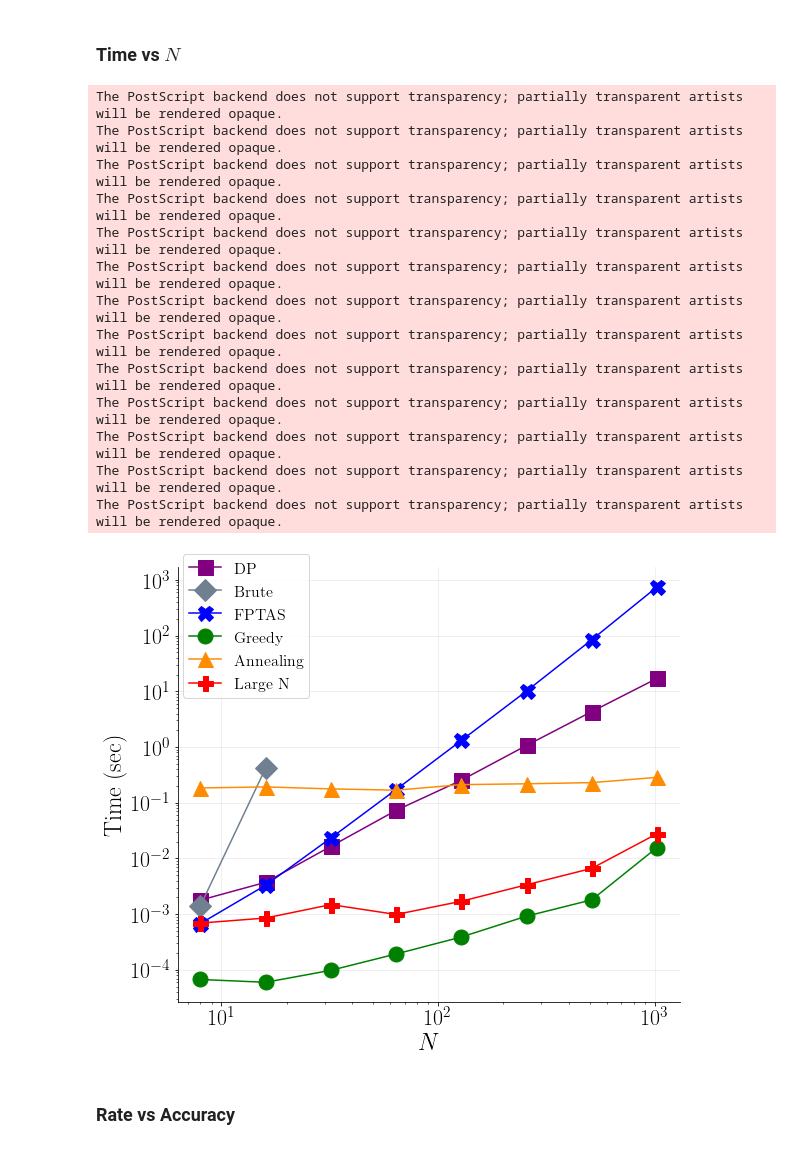
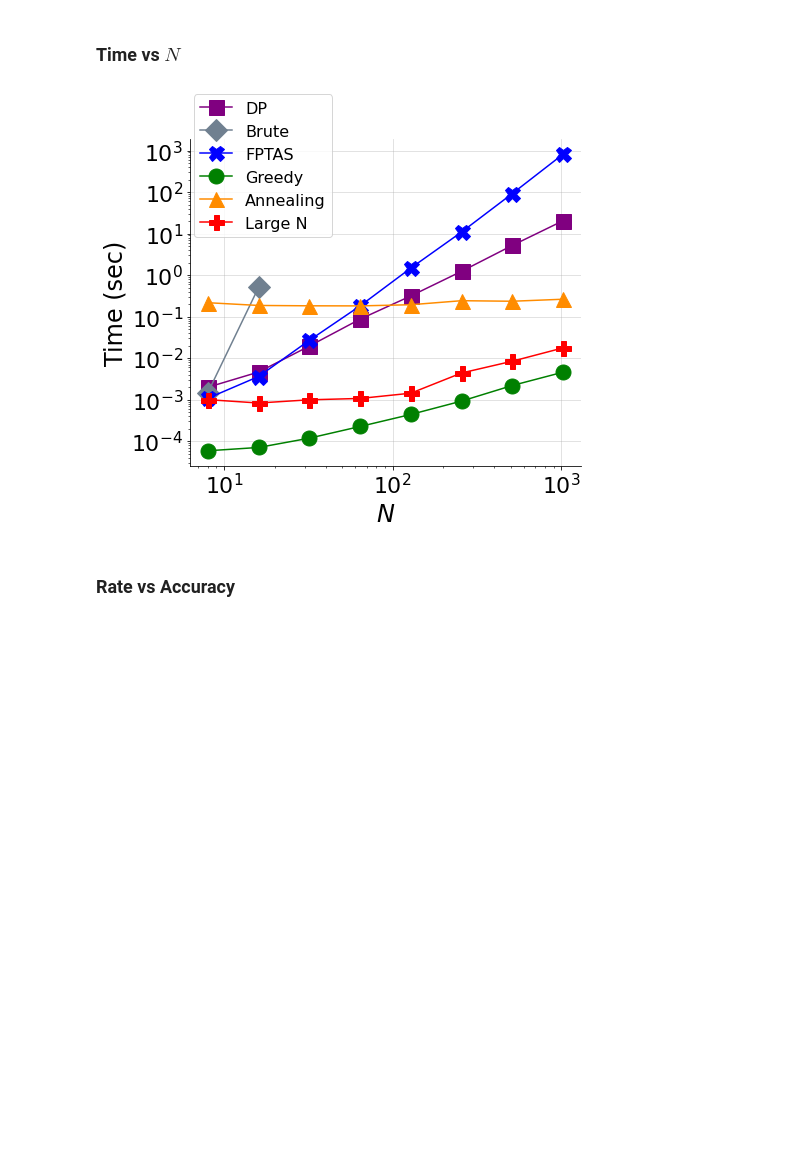
Before and after one commit to mowillia/LargeNKP, a Jupyter notebook: algorithm_comparisons.ipynb, the cells around one changed output. Saved outputs shown, nothing was run; the diff lists cells and outputs as text; code cells hidden in the pictures; blank space fills up the shorter version.

Commit message:
replacing old files with new format

```diff
--- a/algorithm_comparisons.ipynb
+++ b/algorithm_comparisons.ipynb
@@ -40,15 +38,16 @@ Compared algorithms
 
 We now investigate how these accuracies vary as we change the number of items. We will ignore the brute force algorithm since it is so slow and take the dynamical programming solution to be our baseline of comparison (because it is exact).
 # %%
+# test instance
+KP_test = KnapsackProblem(weights = [1], values = [1], limit = 1)
+
 # dictionary of algorithm names and functions
-algo_name_dict = {
-                    'DP': knapsack01_dpV,
-                    'Brute': brute_force,
-                    'FPTAS': fptas,
-                    'Greedy': greedy,
-                    'Annealing': simann_knapsack,
-                    'Large N': zero_one_algorithm
-                 }
+algo_name_dict = {'Brute': KP_test.brute_force,
+                  'DP': KP_test.knapsack01_dpV,
+                  'FPTAS': KP_test.fptas,
+                  'Greedy': KP_test.greedy,
+                  'Annealing': KP_test.simann_knapsack,
+                  'Large N': KP_test.largeN_algorithm}
 
 
 for k, v in algo_name_dict.items():
@@ -97,8 +96,18 @@ for m in range(len(nelem_list)):
     for _ in range(10):
         empt_list.append(np.dot(np.random.randint(0,2,nelem), weight_vec))
     Wlimit = int(np.mean(empt_list))
+    limit_list.append(Wlimit)
 
-    limit_list.append(Wlimit)
+    # knapsack instance
+    KP_init = KnapsackProblem(weights = weight_vec, values = value_vec, limit = Wlimit)
+
+    # dictionary of algorithm names and functions
+    algo_name_dict = {'DP': KP_init.knapsack01_dpV,
+                      'Brute': KP_init.brute_force,
+                      'FPTAS': KP_init.fptas,
+                      'Greedy': KP_init.greedy,
+                      'Annealing': KP_init.simann_knapsack,
+                      'Large N': KP_init.largeN_algorithm}
 
     if verbose:
         print('## N = %s' % str(nelem))
@@ -114,7 +123,7 @@ for m in range(len(nelem_list)):
 
         # finding solution and computing time
         start_clock = time.time()
-        soln = algo(weights = weight_vec, values = value_vec, limit = Wlimit)
+        soln = algo()
         time_list_name_dict[name].append(time.time()-start_clock)
 
         if name == 'DP':
@@ -225,54 +218,34 @@ The PostScript backend does not support transparency; partially transparent arti
 # %% [markdown]
 ### Time vs $N$
 # %%
-# plt.plot(nelem_list, accuracies_fptas, '.-')
-# plt.plot(nelem_list, [1]*len(nelem_list), 'o-', label = 'DP')
-
-plt.figure(figsize = (9,8))
+plt.figure(figsize = (7,6))
 
 ax = plt.subplot(111)
 
 # Hide the right and top spines
 ax.spines['right'].set_visible(False)
 ax.spines['top'].set_visible(False)
 
 for name, time_ in time_list_name_dict.items():
     if name == 'Brute':
         nums = [8, 16]
 
         plt.loglog(nums, np.array(time_), marker_name_dict[name], color = color_name_dict[name],linestyle = '-',  markersize = 15, label = r'%s' % name)
     else:
         nums = nelem_list
         plt.loglog(nums, np.array(time_), marker_name_dict[name], color = color_name_dict[name],linestyle = '-', label = r'%s' % name, markersize = 15)
 
 
-plt.grid(alpha = 0.25)
+plt.grid(alpha = 0.45)
 plt.xlabel(r'$N$', fontsize = 24)
 plt.xticks(fontsize = 22)
 plt.yticks(fontsize = 22)
 plt.ylabel(r'Time (sec)', fontsize = 24)
 plt.legend(loc = (.01,.7), fontsize = 16)
 
-plt.savefig('/Users/mobolajiwilliams/Dropbox/0Tex_Files_Mac/2020_largeN_knapsack_problem/time_vs_num_easykp0.eps', format='eps', dpi = 1200)
-
 plt.show()
-
-# plt.ylim([0, 1.03])
 # %% [output]
-The PostScript backend does not support transparency; partially transparent artists will be rendered opaque.
-The PostScript backend does not support transparency; partially transparent artists will be rendered opaque.
-The PostScript backend does not support transparency; partially transparent artists will be rendered opaque.
-The PostScript backend does not support transparency; partially transparent artists will be rendered opaque.
-The PostScript backend does not support transparency; partially transparent artists will be rendered opaque.
-The PostScript backend does not support transparency; partially transparent artists will be rendered opaque.
-The PostScript backend does not support transparency; partially transparent artists will be rendered opaque.
-The PostScript backend does not support transparency; partially transparent artists will be rendered opaque.
-The PostScript backend does not support transparency; partially transparent artists will be rendered opaque.
-The PostScript backend does not support transparency; partially transparent artists will be rendered opaque.
-The PostScript backend does not support transparency; partially transparent artists will be rendered opaque.
-The PostScript backend does not support transparency; partially transparent artists will be rendered opaque.
-The PostScript backend does not support transparency; partially transparent artists will be rendered opaque.
-[figure, old version]
+[figure, new version]
 # %% [markdown]
 ### Rate vs Accuracy
 # %%
```
Also changed, not shown: parts of 5 cells of this notebook, 16 other files.
